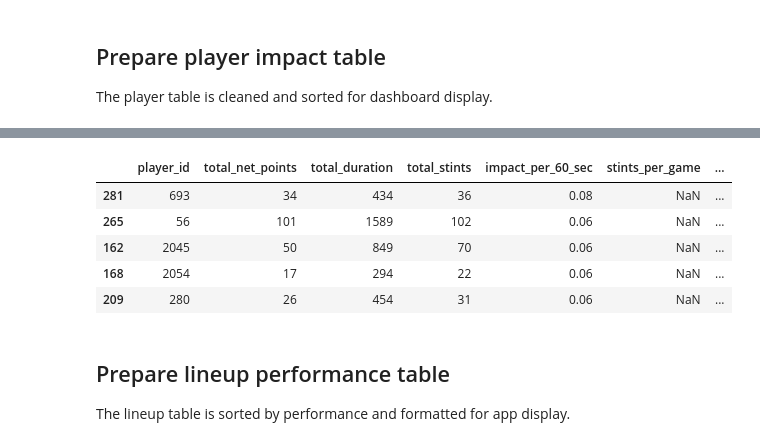
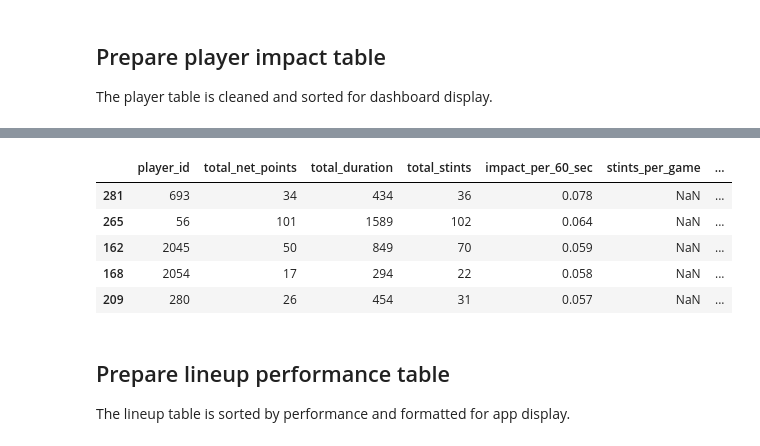
Before and after one commit to Jorgemontanez25/NBA_Player_Impact_and_Lineup_Optimization_Dashboard, a Jupyter notebook: notebooks/08_Dashboard_Data_Preparation.ipynb, the cells around one changed output, grey strips where cells are left out. Saved outputs shown, nothing was run; the diff lists cells and outputs as text; code cells hidden in the pictures.

```diff
--- a/notebooks/08_Dashboard_Data_Preparation.ipynb
+++ b/notebooks/08_Dashboard_Data_Preparation.ipynb
@@ -83,28 +165,29 @@ The player table is cleaned and sorted for dashboard display.
 # %%
 dashboard_players = player_impact.copy()
 
-if "player_name" not in dashboard_players.columns and "player_id" in dashboard_players.columns:
-    dashboard_players["player_name"] = dashboard_players["player_id"].astype(str)
+dashboard_players["player_id"] = dashboard_players["player_id"].astype(str)
 
-dashboard_players["player_name"] = dashboard_players["player_name"].fillna(
-    dashboard_players["player_id"].astype(str)
+dashboard_players["player_name"] = (
+    dashboard_players["player_id"]
+    .map(player_name_lookup)
+    .fillna(dashboard_players["player_id"])
 )
 
+dashboard_players["impact_per_60_sec"] = dashboard_players["impact_per_60_sec"].round(3)
+
 dashboard_players = dashboard_players.sort_values(
-    "impact_per_60_sec",
-    ascending=False
+    ["impact_per_60_sec", "total_duration"],
+    ascending=[False, False]
 )
 
-dashboard_players["impact_per_60_sec"] = dashboard_players["impact_per_60_sec"].round(2)
-
 dashboard_players.head()
 # %% [output]
 |  | player_id | total_net_points | total_duration | total_stints | impact_per_60_sec | stints_per_game | ... |
-| 281 | 693 | 34 | 434 | 36 | 0.08 | NaN | ... |
-| 265 | 56 | 101 | 1589 | 102 | 0.06 | NaN | ... |
-| 162 | 2045 | 50 | 849 | 70 | 0.06 | NaN | ... |
-| 168 | 2054 | 17 | 294 | 22 | 0.06 | NaN | ... |
-| 209 | 280 | 26 | 454 | 31 | 0.06 | NaN | ... |
+| 281 | 693 | 34 | 434 | 36 | 0.078 | NaN | ... |
+| 265 | 56 | 101 | 1589 | 102 | 0.064 | NaN | ... |
+| 162 | 2045 | 50 | 849 | 70 | 0.059 | NaN | ... |
+| 168 | 2054 | 17 | 294 | 22 | 0.058 | NaN | ... |
+| 209 | 280 | 26 | 454 | 31 | 0.057 | NaN | ... |
 # %% [markdown]
 ## Prepare lineup performance table
 
```
Also changed, not shown: parts of 5 cells of this notebook, 4 other files.
